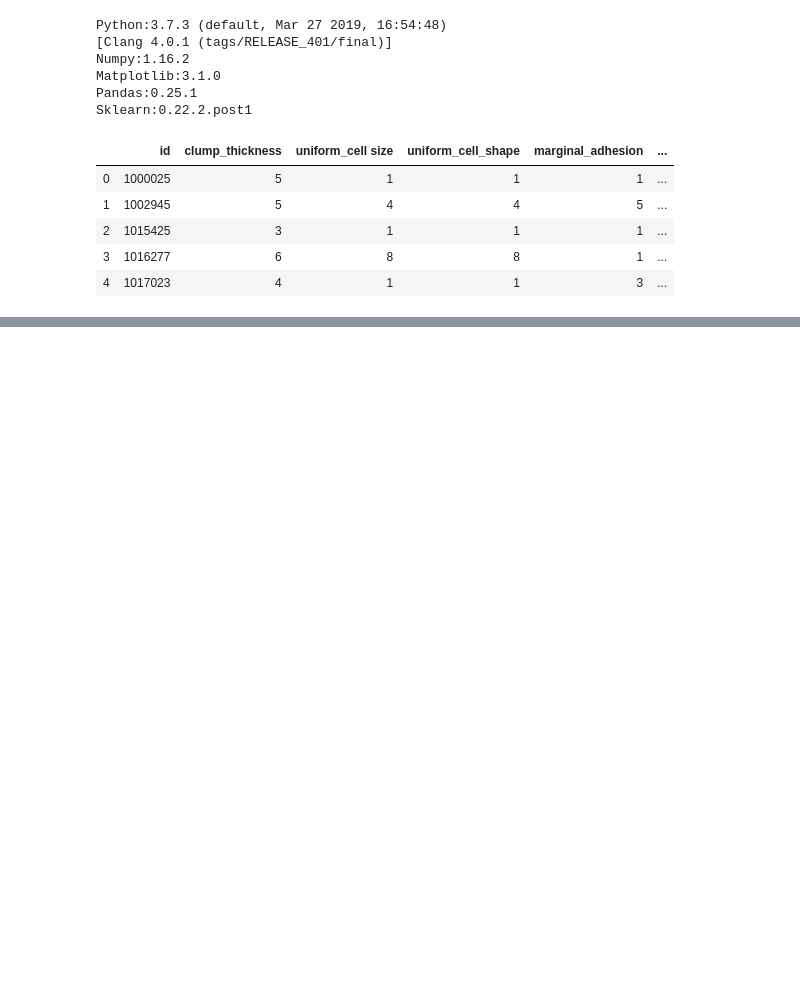
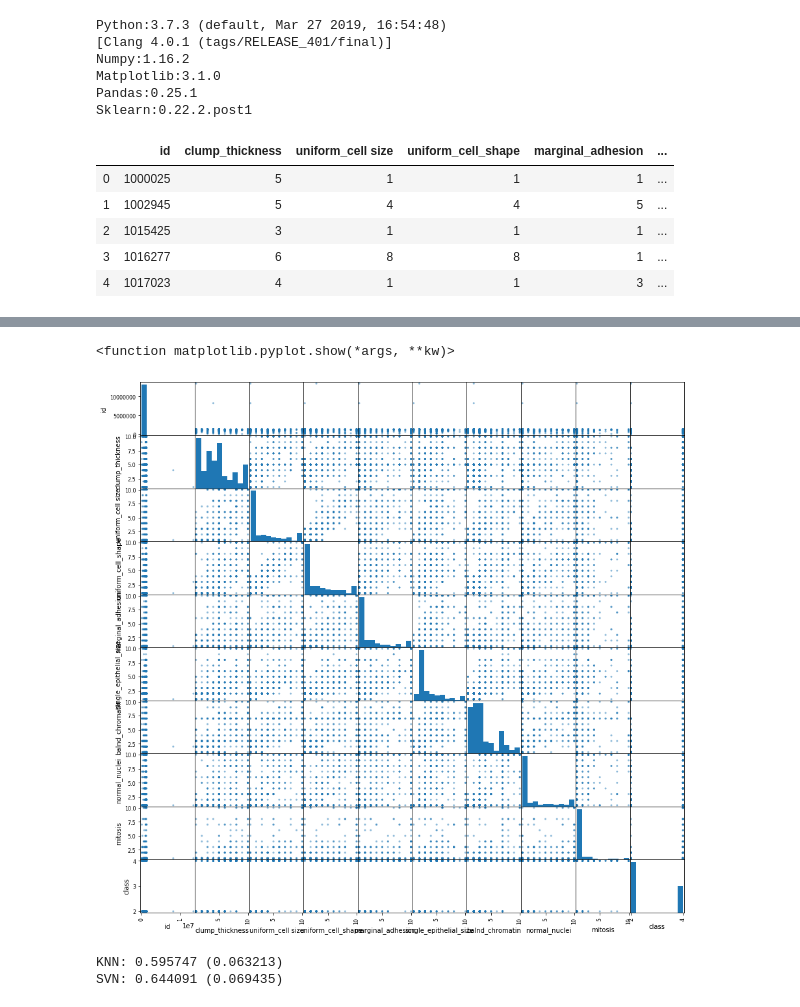
Before and after one commit to ravisha100/Breast-Cancer-Detection-with-SVM-and-KNN, a Jupyter notebook: Breast Cancer Detection with ML.ipynb, the cells around one changed output, grey strips where cells are left out. Cells and saved outputs as stored; diff of their text form; code cells hidden in the pictures; blank space fills up the shorter version.

```diff
--- a/Breast Cancer Detection with ML.ipynb
+++ b/Breast Cancer Detection with ML.ipynb
@@ -89,0 +92,7 @@ plt.show
+# %%
+# Create scatter plot matrix
+scatter_matrix(df, figsize = (15,15))
+plt.show
+# %% [output]
+<function matplotlib.pyplot.show(*args, **kw)>
+[figure, added]
@@ -89,0 +109,18 @@ plt.show
+# %%
+models = []
+models.append(('KNN', KNeighborsClassifier(n_neighbors=5)))
+models.append(('SVN', SVC()))
+
+results = []
+names = []
+
+for name, model in models:
+    kfold = model_selection.KFold(n_splits = 10, random_state = seed, shuffle=True)
+    cv_results = model_selection.cross_val_score(model, X_train, y_train, cv=kfold, scoring=scoring)
+    results.append(cv_results)
+    names.append(name)
+    msg = "%s: %f (%f)" %(name, cv_results.mean(), cv_results.std())
+    print(msg)
+# %% [output]
+KNN: 0.595747 (0.063213)
+SVN: 0.644091 (0.069435)
```
Also changed, not shown: parts of 8 cells of this notebook.
